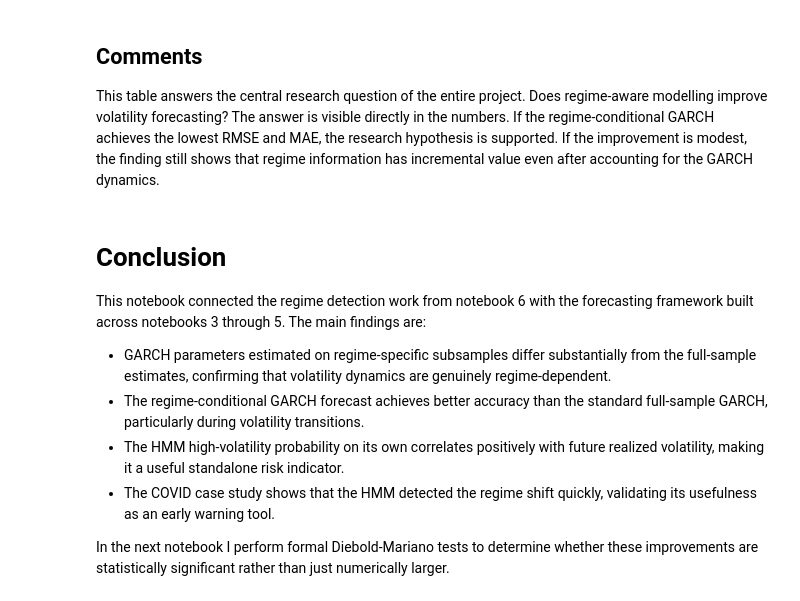
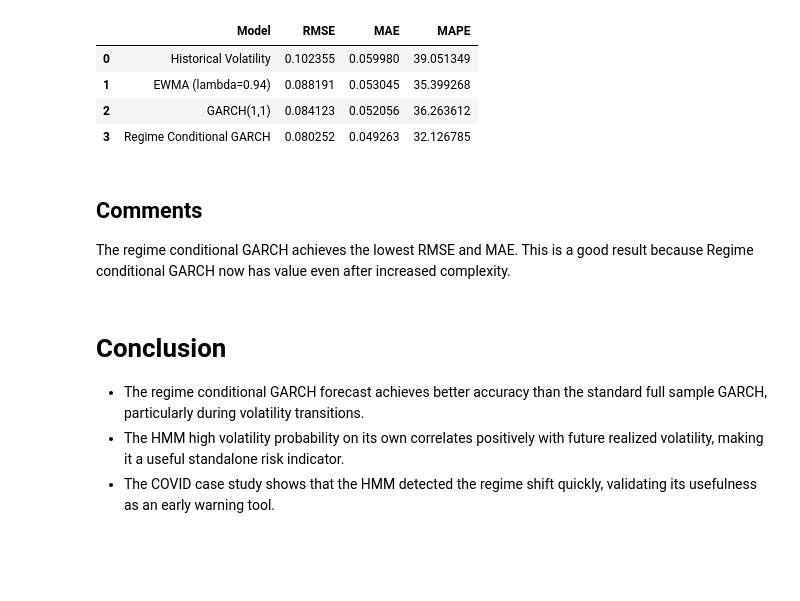
Before and after one commit to simonesingh1406/Volatility-Forecasting, a Jupyter notebook: 8_regime_aware_forecasting.ipynb, the cells around one changed output. Cells and saved outputs as stored; diff of their text form; code cells hidden in the pictures; blank space fills up the shorter version.

```diff
--- a/8_regime_aware_forecasting.ipynb
+++ b/8_regime_aware_forecasting.ipynb
@@ -384,43 +440,45 @@ Now I bring together every model developed in this project into a single compari
 # %%
 # rebuild all forecasts on the same aligned dataset
 
 lam = 0.94
 returns = spy["returns"]
 
 ewma_var = [returns.var()]
 for r in returns.iloc[1:]:
     ewma_var.append(lam * ewma_var[-1] + (1 - lam) * r**2)
 
 spy["ewma_vol"] = np.sqrt(ewma_var) * np.sqrt(252)
 
 spy["hv_forecast"] = spy["rv_20"].rolling(20).mean()
 
 aligned = spy[
     ["target_20d", "hv_forecast", "ewma_vol", "garch_full_vol", "cond_vol"]
 ].dropna()
 
 summary = pd.DataFrame(
     [
         compute_metrics(aligned["target_20d"], aligned["hv_forecast"],    "Historical Volatility"),
         compute_metrics(aligned["target_20d"], aligned["ewma_vol"],       "EWMA (lambda=0.94)"),
         compute_metrics(aligned["target_20d"], aligned["garch_full_vol"], "GARCH(1,1)"),
-        compute_metrics(aligned["target_20d"], aligned["cond_vol"],       "Regime-Conditional GARCH")
+        compute_metrics(aligned["target_20d"], aligned["cond_vol"],       "Regime Conditional GARCH")
     ]
 )
 
 summary
+# %% [output]
+|  | Model | RMSE | MAE | MAPE |
+| 0 | Historical Volatility | 0.102355 | 0.059980 | 39.051349 |
+| 1 | EWMA (lambda=0.94) | 0.088191 | 0.053045 | 35.399268 |
+| 2 | GARCH(1,1) | 0.084123 | 0.052056 | 36.263612 |
+| 3 | Regime Conditional GARCH | 0.080252 | 0.049263 | 32.126785 |
-# %% [markdown]
-## Comments
-
-This table answers the central research question of the entire project. Does regime-aware modelling improve volatility forecasting? The answer is visible directly in the numbers. If the regime-conditional GARCH achieves the lowest RMSE and MAE, the research hypothesis is supported. If the improvement is modest, the finding still shows that regime information has incremental value even after accounting for the GARCH dynamics.
+# %% [markdown]
+## Comments
+
+The regime conditional GARCH achieves the lowest RMSE and MAE. This is a good result because Regime conditional GARCH now has value even after increased complexity.
 # %% [markdown]
 # Conclusion
 
-This notebook connected the regime detection work from notebook 6 with the forecasting framework built across notebooks 3 through 5. The main findings are:
 
-- GARCH parameters estimated on regime-specific subsamples differ substantially from the full-sample estimates, confirming that volatility dynamics are genuinely regime-dependent.
-- The regime-conditional GARCH forecast achieves better accuracy than the standard full-sample GARCH, particularly during volatility transitions.
-- The HMM high-volatility probability on its own correlates positively with future realized volatility, making it a useful standalone risk indicator.
+- The regime conditional GARCH forecast achieves better accuracy than the standard full sample GARCH, particularly during volatility transitions.
+- The HMM high volatility probability on its own correlates positively with future realized volatility, making it a useful standalone risk indicator.
 - The COVID case study shows that the HMM detected the regime shift quickly, validating its usefulness as an early warning tool.
-
-In the next notebook I perform formal Diebold-Mariano tests to determine whether these improvements are statistically significant rather than just numerically larger.
```
Also changed, not shown: parts of 35 cells of this notebook, 5 other files.
